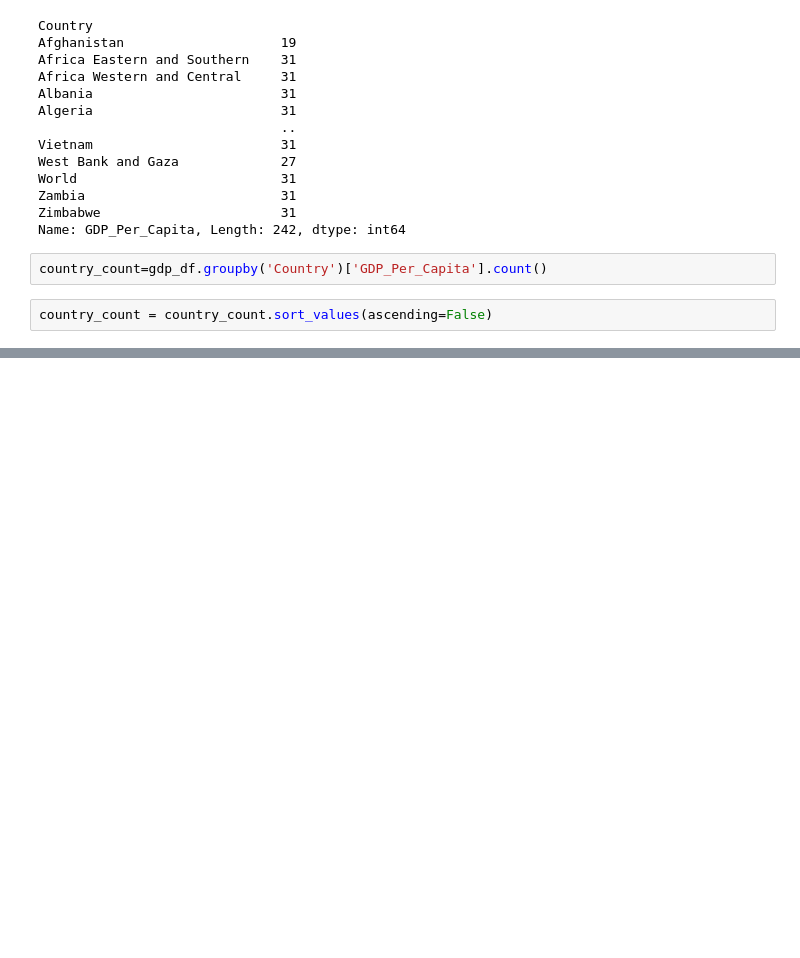
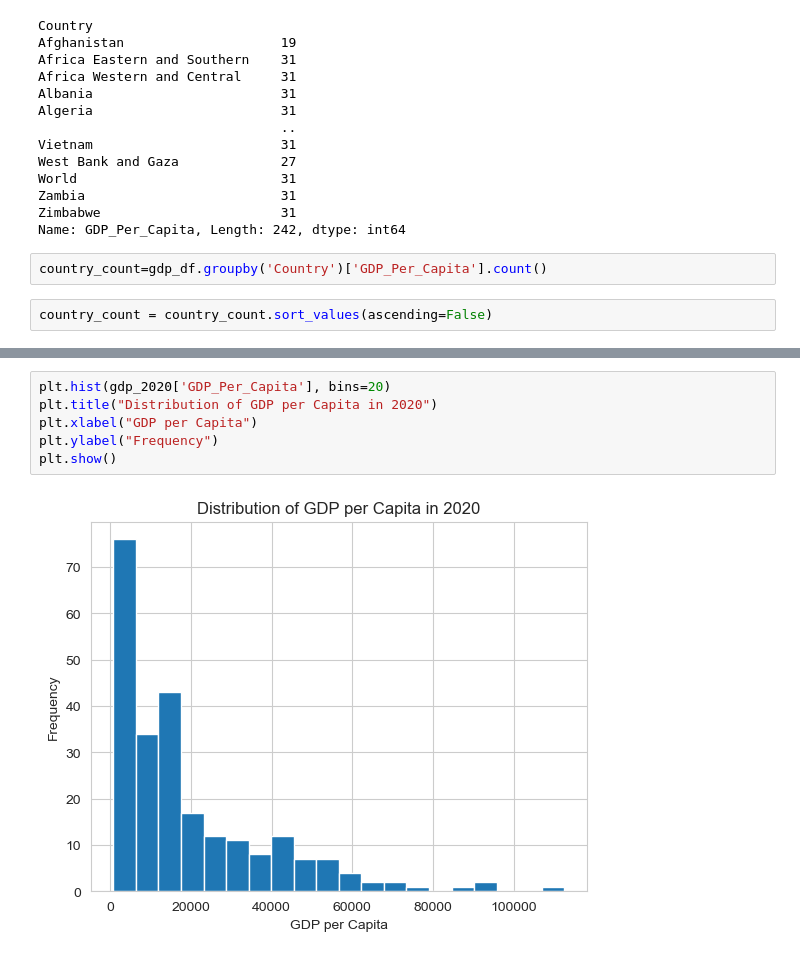
Before and after one commit to NSS-Data-Analytics-Cohort-8/gdp-and-internet-usage-BrandylynLanders, a Jupyter notebook: notebooks/un_project_bml.ipynb, the cells around one changed output, grey strips where cells are left out. Cells and saved outputs as stored; diff of their text form; blank space fills up the shorter version.

```diff
--- a/notebooks/un_project_bml.ipynb
+++ b/notebooks/un_project_bml.ipynb
@@ -210,0 +218,8 @@ Text(0.5, 1.0, 'Distribution of number of years with GDP data')
+# %%
+plt.hist(gdp_2020['GDP_Per_Capita'], bins=20)
+plt.title("Distribution of GDP per Capita in 2020")
+plt.xlabel("GDP per Capita")
+plt.ylabel("Frequency")
+plt.show()
+# %% [output]
+[figure, added]
```
Also changed, not shown: parts of 64 cells of this notebook.
